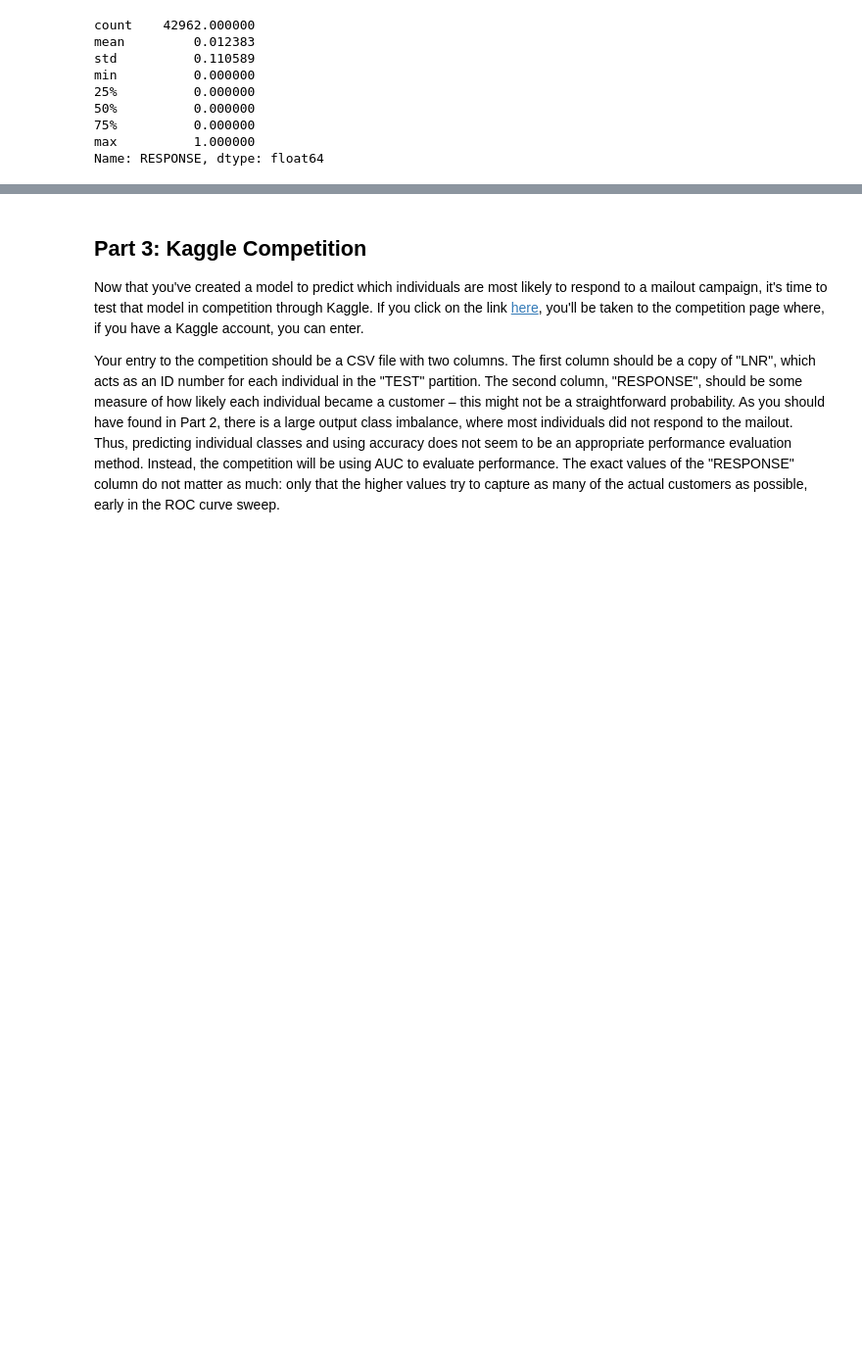
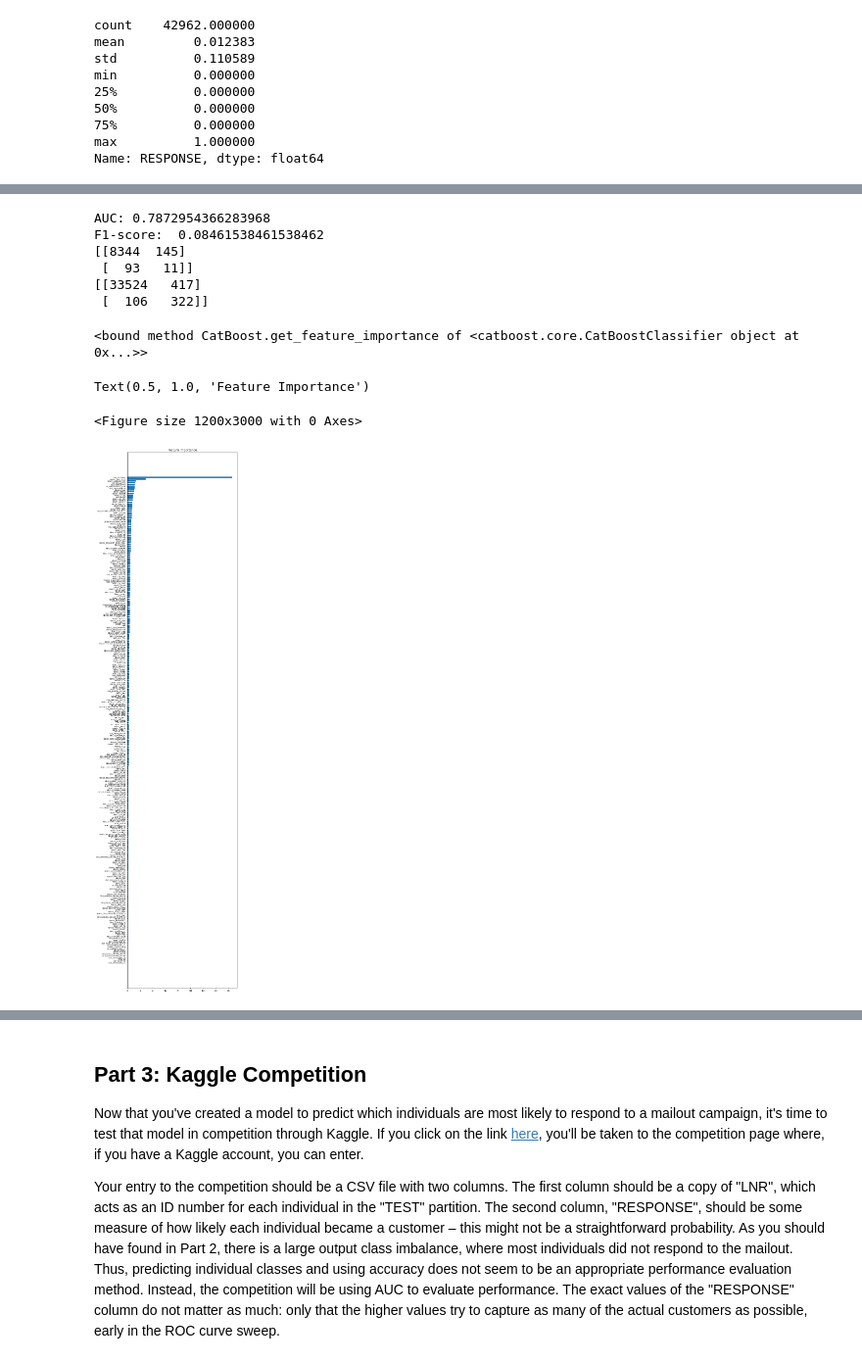
Before and after one commit to JoseAlexanderCL/CapstoneUD, a Jupyter notebook: Arvato Project Workbook.ipynb, the cells around one changed output, grey strips where cells are left out. Shown at 98% size. Drawn from its saved outputs; the diff is of its cells as text; code cells hidden in the pictures; blank space fills up the shorter version.

```diff
--- a/Arvato Project Workbook.ipynb
+++ b/Arvato Project Workbook.ipynb
@@ -986,0 +834,9 @@ print(smote_logreg.score(train_1, y))
+# %%
+from sklearn.model_selection import train_test_split
+
+X_train, X_test, y_train, y_test = train_test_split(train_1, y, test_size=0.2, random_state=0)
+# %%
+# Base Catboost Model
+
+catboost_base = CatBoostClassifier(random_seed = 278, custom_loss='AUC', silent = True)
+catboost_base.fit(X_train,y_train)
@@ -986,0 +853,11 @@ print(smote_logreg.score(train_1, y))
+# %%
+# Hiperparameter tuning for Catboost
+
+clf = CatBoostClassifier(random_seed = 278, custom_loss='AUC', silent = True, scale_pos_weight=30)
+
+grid = {'learning_rate': [0.03, 0.02],
+        'depth': [4,7],
+        'l2_leaf_reg': [1, 9, 13]}
+
+Grid_CBC = GridSearchCV(estimator=clf, param_grid = grid, cv = 3, n_jobs=-1, scoring = "roc_auc")
+Grid_CBC.fit(X_train, y_train)
@@ -986,0 +887,48 @@ print(smote_logreg.score(train_1, y))
+# %%
+# Performance on test set
+
+print(f"AUC: {roc_auc_score(y_test, Grid_CBC.predict_proba(X_test)[:,1])}")
+print(f"F1-score:  {f1_score(y_test, Grid_CBC.predict(X_test))}")
+
+
+# Confusion matrix
+
+print(confusion_matrix(y_test, Grid_CBC.predict(X_test)))
+print(confusion_matrix(y_train, Grid_CBC.predict(X_train)))
+# %% [output]
+AUC: 0.7872954366283968
+F1-score:  0.08461538461538462
+[[8344  145]
+ [  93   11]]
+[[33524   417]
+ [  106   322]]
+# %%
+# Final model trained on all the available data with the best hiperparameters
+
+cbc =  CatBoostClassifier(**Grid_CBC.best_params_,
+                          random_seed = 278,
+                          custom_loss='AUC',
+                          silent = True,
+                          scale_pos_weight=30)
+cbc.fit(train_1, y)
+# %% [output]
+<bound method CatBoost.get_feature_importance of <catboost.core.CatBoostClassifier object at 0x...>>
+# %%
+
+feature_importance = cbc.feature_importances_
+sorted_idx = np.argsort(feature_importance)
+my_dpi = 150
+plt.figure(figsize=(1200/my_dpi, 3000/my_dpi), dpi=my_dpi)
+plt.rc('ytick', labelsize=7)
+
+fig = plt.figure(figsize=(8, 40))
+plt.barh(range(len(sorted_idx)), feature_importance[sorted_idx], align='center')
+plt.yticks(range(len(sorted_idx)), np.array(X_test.columns)[sorted_idx])
+plt.title('Feature Importance')
+
+# Credits:
+# https://www.rasgoml.com/feature-engineering-tutorials/how-to-generate-feature-importance-plots-using-catboost
+# %% [output]
+Text(0.5, 1.0, 'Feature Importance')
+<Figure size 1200x3000 with 0 Axes>
+[figure, added]
```
Also changed, not shown: parts of 62 cells of this notebook, 35 other files.
